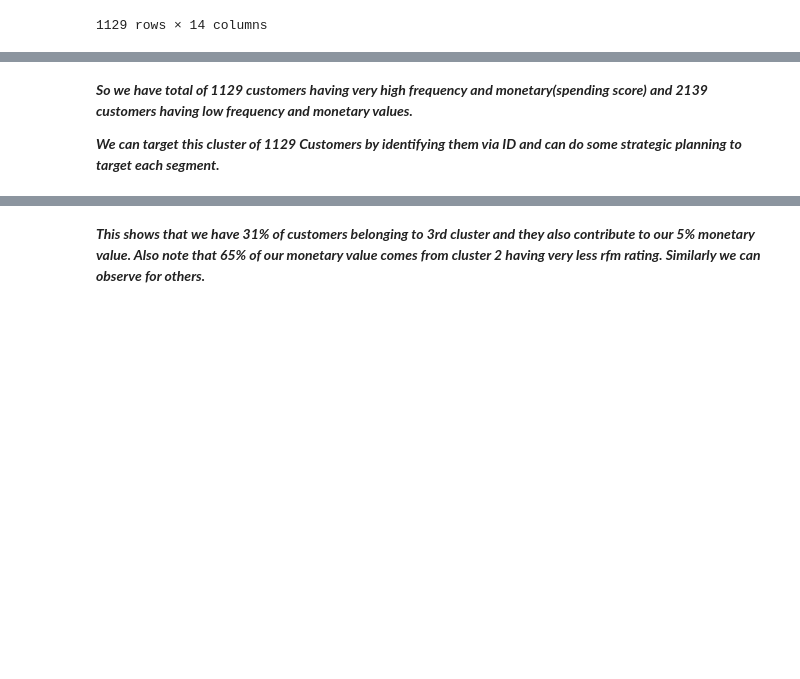
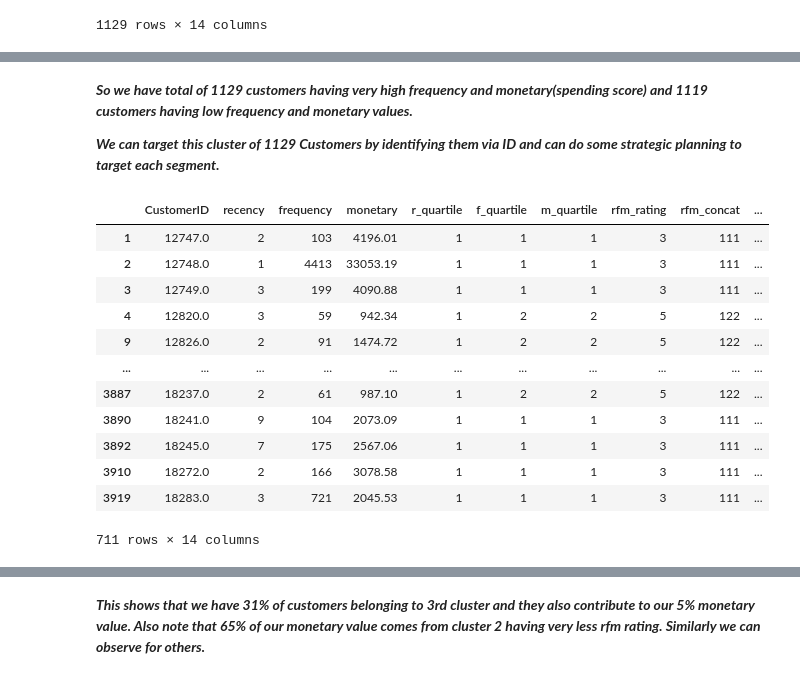
Before and after one commit to asim5800/Online-Retail-Customer-Segmentation-, a Jupyter notebook: Online_Retail_Customer_Segmentation_Asim_siddiqui.ipynb, the cells around one changed output, grey strips where cells are left out. Drawn from its saved outputs; the diff is of its cells as text; code cells hidden in the pictures; blank space fills up the shorter version.

```diff
--- a/Online_Retail_Customer_Segmentation_Asim_siddiqui.ipynb
+++ b/Online_Retail_Customer_Segmentation_Asim_siddiqui.ipynb
@@ -1125,4 +1127,27 @@ c2
 # %% [markdown]
-***So we have total of 1129 customers having very high frequency and monetary(spending score) and 2139 customers having low frequency and monetary values.***
+***So we have total of 1129 customers having very high frequency and monetary(spending score) and 1119 customers having low frequency and monetary values.***
 
 ***We can target this cluster of 1129 Customers by identifying them via ID and can do some strategic planning to target each segment.***
+# %%
+# making separte dataframe for each cluster
+cluster_1 = rfm[rfm['Cluster'] == 0]
+cluster_2 = rfm[rfm['Cluster'] == 1]
+cluster_3 = rfm[rfm['Cluster'] == 2]
+cluster_4 = rfm[rfm['Cluster'] == 3]
+# %%
+#for identifying customers in first cluster
+cluster_1
+# %% [output]
+|  | CustomerID | recency | frequency | monetary | r_quartile | f_quartile | m_quartile | rfm_rating | rfm_concat | ... |
+| 1 | 12747.0 | 2 | 103 | 4196.01 | 1 | 1 | 1 | 3 | 111 | ... |
+| 2 | 12748.0 | 1 | 4413 | 33053.19 | 1 | 1 | 1 | 3 | 111 | ... |
+| 3 | 12749.0 | 3 | 199 | 4090.88 | 1 | 1 | 1 | 3 | 111 | ... |
+| 4 | 12820.0 | 3 | 59 | 942.34 | 1 | 2 | 2 | 5 | 122 | ... |
+| 9 | 12826.0 | 2 | 91 | 1474.72 | 1 | 2 | 2 | 5 | 122 | ... |
+| ... | ... | ... | ... | ... | ... | ... | ... | ... | ... | ... |
+| 3887 | 18237.0 | 2 | 61 | 987.10 | 1 | 2 | 2 | 5 | 122 | ... |
+| 3890 | 18241.0 | 9 | 104 | 2073.09 | 1 | 1 | 1 | 3 | 111 | ... |
+| 3892 | 18245.0 | 7 | 175 | 2567.06 | 1 | 1 | 1 | 3 | 111 | ... |
+| 3910 | 18272.0 | 2 | 166 | 3078.58 | 1 | 1 | 1 | 3 | 111 | ... |
+| 3919 | 18283.0 | 3 | 721 | 2045.53 | 1 | 1 | 1 | 3 | 111 | ... |
+711 rows × 14 columns
```
Also changed, not shown: parts of 20 cells of this notebook.
